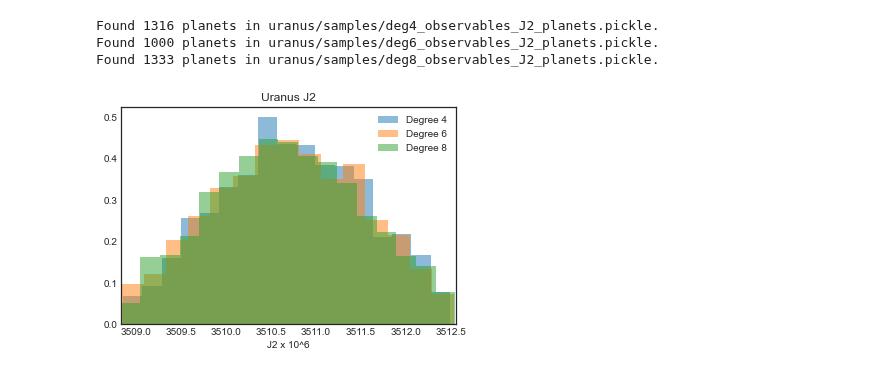
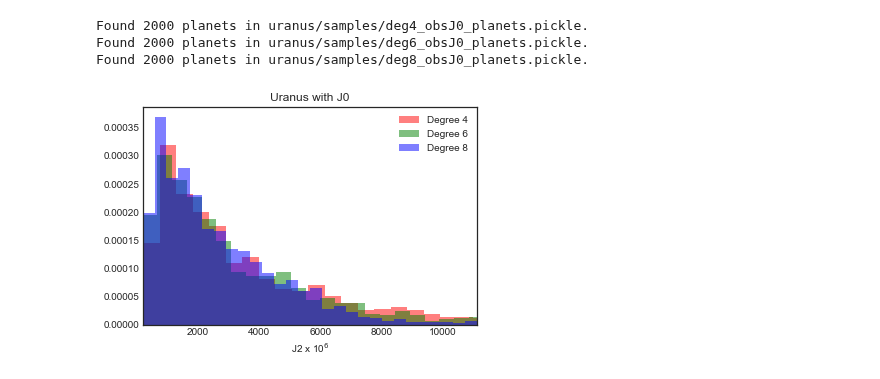
Before and after one commit to nmovshov/pyPIPE, a Jupyter notebook: Planets.ipynb, the cells around one changed output. Saved outputs shown, nothing was run; the diff lists cells and outputs as text; code cells hidden in the pictures.

```diff
--- a/Planets.ipynb
+++ b/Planets.ipynb
@@ -58,5 +48,5 @@ def hist_moi(fname, title, newfig=False, bins='auto', density=True, **kwargs):
 # %%
-def hist_J2(fname, title, newfig=False, bins='auto', density=True, **kwargs):
+def hist_J2(fname, c, title, newfig=True, bins='auto', density=True, **kwargs):
     # Prepare the data
     planets = load_planets(fname)
     J2 = (np.array([p.Js[1] for p in planets]))*1e6
@@ -66,12 +56,11 @@ def hist_J2(fname, title, newfig=False, bins='auto', density=True, **kwargs):
     x = np.linspace(min(J2), max(J2), 1000)
     p = norm.pdf(x, mu, std)
     # Plot the histogram
-    plt.hist(J2, bins=bins, density=density, **kwargs, alpha=0.5)
+    plt.hist(J2, color=c, bins=bins, density=density, **kwargs, alpha=0.5)
     # Plot the fit
     #plt.plot(x, p, label=['mu= {:.5f}'.format(mu), 'std= {:.6f}'.format(std)], color='red')
     plt.title(title)
-    plt.xlabel('J2 x 10^6')
+    plt.xlabel(r'J2 x 10$^6$')
     plt.xlim(min(J2), max(J2))
-    plt.savefig(title, dpi=300)
     plt.legend()
-    #plt.show()
+    plt.savefig('Hist J2', dpi=300)
@@ -97,12 +135,4 @@ Found 1333 planets in uranus/samples/deg8_observables_J2_planets.pickle.
 # %%
-#hist_J2(uj0_deg4, 'J0 Degree 4', newfig=False)
-hist_J2(uj2_deg4, 'Uranus J2', newfig=False, label='Degree 4')
-#hist_J2(uj0_deg6, 'J0 Degree 6', newfig=False)
-hist_J2(uj2_deg6, 'Uranus J2 ', newfig=False, label='Degree 6')
-#hist_J2(uj0_deg8, 'J0 Degree 8', newfig=False)
-hist_J2(uj2_deg8, 'Uranus J2', newfig=False, label='Degree 8')
+#hist_J2(uj0_deg4, 'red', 'Uranus J0', label='Degree 4')
+#hist_J2(uj0_deg6, 'green', 'Uranus J0 ', newfig=False, label='Degree 6')
+#hist_J2(uj0_deg8, 'blue', 'Uranus J0', newfig=False, label='Degree 8')
-# %% [output]
-Found 1316 planets in uranus/samples/deg4_observables_J2_planets.pickle.
-Found 1000 planets in uranus/samples/deg6_observables_J2_planets.pickle.
-Found 1333 planets in uranus/samples/deg8_observables_J2_planets.pickle.
-[figure, removed]
@@ -119,0 +139,9 @@ def rho_profile(fname, title, c, newfig=False, **kwargs):
+# %%
+hist_J2(deg4_obsJ0, 'red', 'Uranus with J0', label='Degree 4')
+hist_J2(deg6_obsJ0, 'green', 'Uranus with J0 ', newfig=False, label='Degree 6')
+hist_J2(deg8_obsJ0, 'blue', 'Uranus with J0', newfig=False, label='Degree 8')
+# %% [output]
+Found 2000 planets in uranus/samples/deg4_obsJ0_planets.pickle.
+Found 2000 planets in uranus/samples/deg6_obsJ0_planets.pickle.
+Found 2000 planets in uranus/samples/deg8_obsJ0_planets.pickle.
+[figure, added]
```
Also changed, not shown: parts of 16 cells of this notebook.
